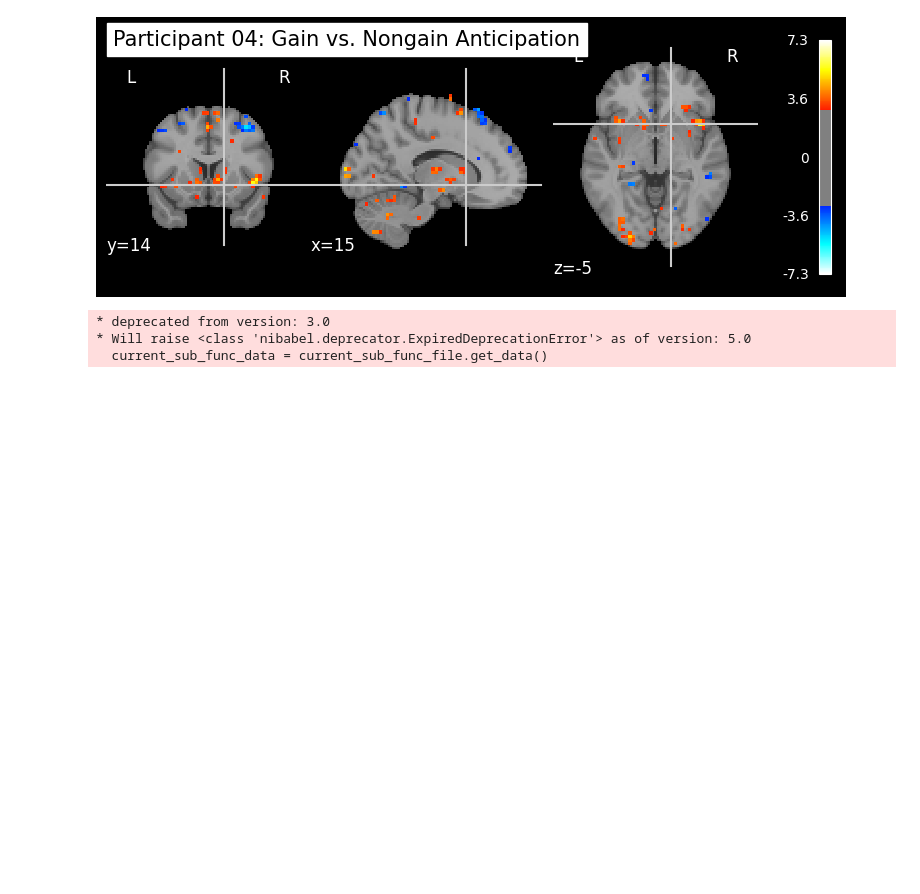
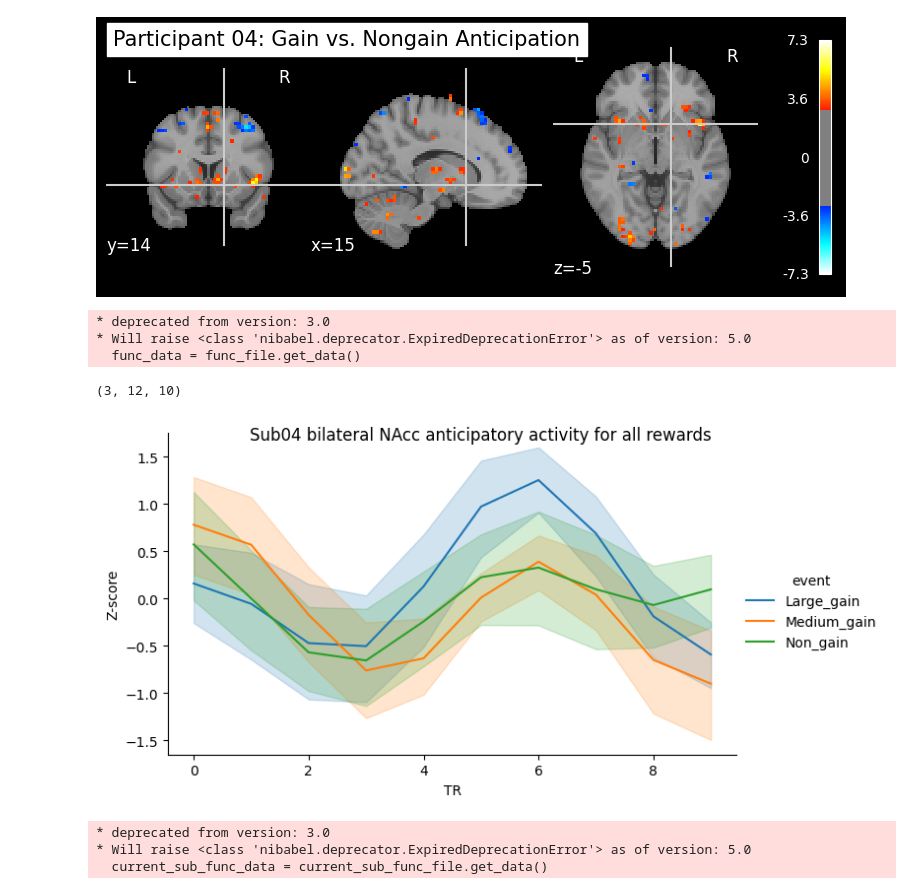
Before and after one commit to LuisA00/Analysis_Playground, a Jupyter notebook: Monetary_Incentive_Delay_fMRI/MID_SecondLevelGLM_All_Participants.ipynb, the cells around one changed output. Cells and saved outputs as stored; diff of their text form; code cells hidden in the pictures; blank space fills up the shorter version.

```diff
--- a/Monetary_Incentive_Delay_fMRI/MID_SecondLevelGLM_All_Participants.ipynb
+++ b/Monetary_Incentive_Delay_fMRI/MID_SecondLevelGLM_All_Participants.ipynb
@@ -341,6 +418,16 @@ Use the following confound regressors: Index(['trans_y', 'trans_x', 'trans_z', '
       dtype='object')
 FDR p<0.05 threshold: 3.020
 [figure]
+# %%
+large_gain_vol_onsets04, medium_gain_vol_onsets04, non_gain_vol_onsets04 = getVolOnsets("04")
+bold_sNAcc_lg_bi_04, bold_sNAcc_mg_bi_04, bold_sNAcc_ng_bi_04 = getTimeCourses("04", large_gain_vol_onsets04, medium_gain_vol_onsets04, non_gain_vol_onsets04)
+plot_timecourses("04", bold_sNAcc_lg_bi_04, bold_sNAcc_mg_bi_04, bold_sNAcc_ng_bi_04)
+# %% [output]
+* deprecated from version: 3.0
+* Will raise <class 'nibabel.deprecator.ExpiredDeprecationError'> as of version: 5.0
+  func_data = func_file.get_data()
+(3, 12, 10)
+[figure, added]
 # %%
 glms_list.append(run_FL_GLM("05"))
 # %% [output]
```
Also changed, not shown: parts of 8 cells of this notebook, 6 other files.
